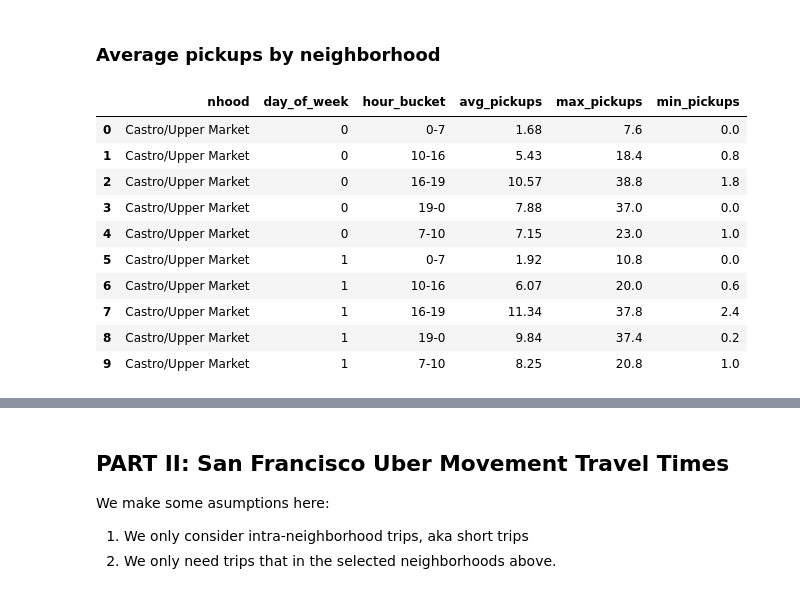
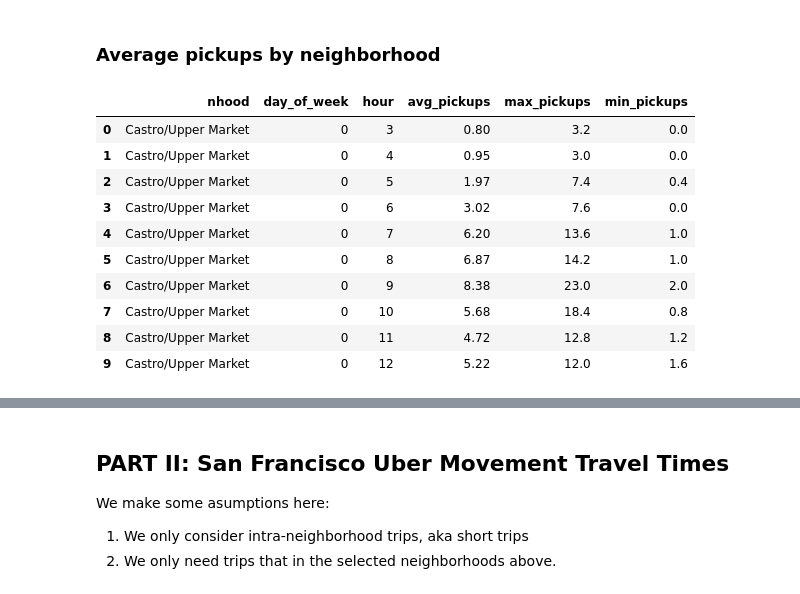
Before and after one commit to hcao2015/driver_schedule_optimization, a Jupyter notebook: Demand Analysis.ipynb, the cells around one changed output, grey strips where cells are left out. Saved outputs shown, nothing was run; the diff lists cells and outputs as text; code cells hidden in the pictures.

```diff
--- a/Demand Analysis.ipynb
+++ b/Demand Analysis.ipynb
@@ -135,35 +143,36 @@ cx.add_basemap(ax, crs=gdf.crs.to_string());
 # %%
 # Group demand data into bucket of hours
 
-def bucket_map(val):
-    if val >= 0 and val < 7:
-        return "0-7"
-    elif val >=7 and val < 10:
-        return "7-10"
-    elif val >= 10 and val < 16:
-        return "10-16"
-    elif val >= 16 and val < 19:
-        return "16-19"
-    return "19-0"
+# def bucket_map(val):
+#     if val >= 0 and val < 7:
+#         return "0-7"
+#     elif val >=7 and val < 10:
+#         return "7-10"
+#     elif val >= 10 and val < 16:
+#         return "10-16"
+#     elif val >= 16 and val < 19:
+#         return "16-19"
+#     return "19-0"
 
-selected_df["hour_bucket"] = selected_df["hour"].apply(lambda x: bucket_map(x))
+# selected_df["hour_bucket"] = selected_df["hour"].apply(lambda x: bucket_map(x))
 
-demand_df = selected_df[["nhood", "day_of_week", "hour_bucket", "pickups"]]\
-.groupby(["nhood", "day_of_week", "hour_bucket"])\
+#demand_df = selected_df[["nhood", "day_of_week", "hour_bucket", "pickups"]]\
+demand_df = selected_df[["nhood", "day_of_week", "hour", "pickups"]]\
+.groupby(["nhood", "day_of_week", "hour"])\
 .agg(avg_pickups=('pickups', np.mean),
     max_pickups=('pickups', np.max),
     min_pickups=('pickups', np.min)).round(2)\
 .reset_index()
 demand_df.head(10)
 # %% [output]
-|  | nhood | day_of_week | hour_bucket | avg_pickups | max_pickups | min_pickups |
-| 0 | Castro/Upper Market | 0 | 0-7 | 1.68 | 7.6 | 0.0 |
-| 1 | Castro/Upper Market | 0 | 10-16 | 5.43 | 18.4 | 0.8 |
-| 2 | Castro/Upper Market | 0 | 16-19 | 10.57 | 38.8 | 1.8 |
-| 3 | Castro/Upper Market | 0 | 19-0 | 7.88 | 37.0 | 0.0 |
-| 4 | Castro/Upper Market | 0 | 7-10 | 7.15 | 23.0 | 1.0 |
-| 5 | Castro/Upper Market | 1 | 0-7 | 1.92 | 10.8 | 0.0 |
-| 6 | Castro/Upper Market | 1 | 10-16 | 6.07 | 20.0 | 0.6 |
-| 7 | Castro/Upper Market | 1 | 16-19 | 11.34 | 37.8 | 2.4 |
-| 8 | Castro/Upper Market | 1 | 19-0 | 9.84 | 37.4 | 0.2 |
-| 9 | Castro/Upper Market | 1 | 7-10 | 8.25 | 20.8 | 1.0 |
+|  | nhood | day_of_week | hour | avg_pickups | max_pickups | min_pickups |
+| 0 | Castro/Upper Market | 0 | 3 | 0.80 | 3.2 | 0.0 |
+| 1 | Castro/Upper Market | 0 | 4 | 0.95 | 3.0 | 0.0 |
+| 2 | Castro/Upper Market | 0 | 5 | 1.97 | 7.4 | 0.4 |
+| 3 | Castro/Upper Market | 0 | 6 | 3.02 | 7.6 | 0.0 |
+| 4 | Castro/Upper Market | 0 | 7 | 6.20 | 13.6 | 1.0 |
+| 5 | Castro/Upper Market | 0 | 8 | 6.87 | 14.2 | 1.0 |
+| 6 | Castro/Upper Market | 0 | 9 | 8.38 | 23.0 | 2.0 |
+| 7 | Castro/Upper Market | 0 | 10 | 5.68 | 18.4 | 0.8 |
+| 8 | Castro/Upper Market | 0 | 11 | 4.72 | 12.8 | 1.2 |
+| 9 | Castro/Upper Market | 0 | 12 | 5.22 | 12.0 | 1.6 |
```
Also changed, not shown: parts of 21 cells of this notebook, 7 other files.
